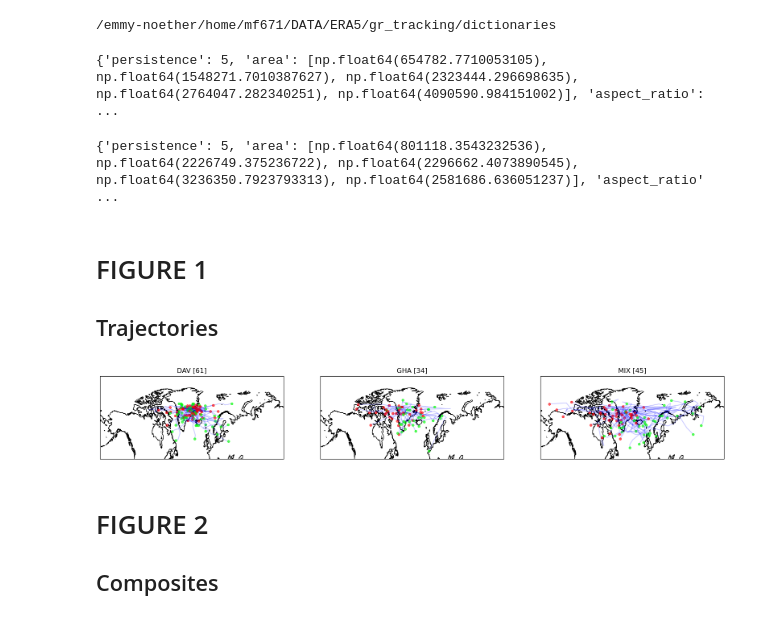
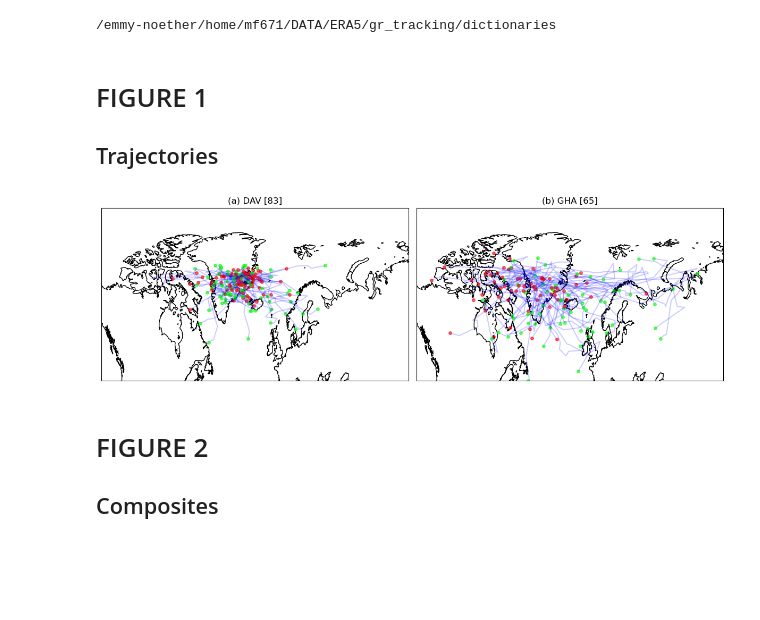
Before and after one commit to michele-filippucci/greenland_blocking, a Jupyter notebook: article_plots_2.0/Part1.ipynb, the cells around one changed output. Saved outputs shown, nothing was run; the diff lists cells and outputs as text; code cells hidden in the pictures; blank space fills up the shorter version.

```diff
--- a/article_plots_2.0/Part1.ipynb
+++ b/article_plots_2.0/Part1.ipynb
@@ -32,8 +40,8 @@ mask = np.zeros((len(latitudes), len(longitudes)))
 
 # Define the rectangular bounding box around Greenland (60°–80°N, 20°–80°W)
 lat_min, lat_max = 60, 80
-lon_min, lon_max = -50, -20
-plon = (lon_max + lon_min)/2
+lon_min, lon_max = -70, -20
+plon = -35#(lon_max + lon_min)/2
 plat = (lat_max + lat_min)/2
 
 # Assign 1 to grid points within the bounding box
@@ -79,26 +88,15 @@ ds_filt_MIX = xr.open_dataset('ERA5_northem_2.5x2.5_zg_MIX_tracked_daily_1940-20
 %cd /emmy-noether/home/mf671/DATA/ERA5/gr_tracking/dictionaries/
 dic_for_filtering_DAV = np.load('ERA5_northem_2.5x2.5_zg_DAV_tracked_daily_1940-2023_DIC.npy',allow_pickle=True) #original
 dic_for_filtering_GHA = np.load('ERA5_northem_2.5x2.5_zg_GHA_tracked_daily_1940-2023_DIC.npy',allow_pickle=True) #original
-dic_for_filtering_MIX = np.load('ERA5_northem_2.5x2.5_zg_MIX_tracked_daily_1940-2023_DIC.npy',allow_pickle=True) #original
-dics =(dic_for_filtering_DAV,dic_for_filtering_GHA,dic_for_filtering_MIX)
+dics =(dic_for_filtering_DAV,dic_for_filtering_GHA)
 # %% [output]
 /emmy-noether/home/mf671/DATA/ERA5/gr_tracking/dictionaries
-# %%
-print(dics[0][192])
-# %% [output]
-{'persistence': 5, 'area': [np.float64(654782.7710053105), np.float64(1548271.7010387627), np.float64(2323444.296698635), np.float64(2764047.282340251), np.float64(4090590.984151002)], 'aspect_ratio': ...
-# %%
-print(dics[0][155])
-# %% [output]
-{'persistence': 5, 'area': [np.float64(801118.3543232536), np.float64(2226749.375236722), np.float64(2296662.4073890545), np.float64(3236350.7923793313), np.float64(2581686.636051237)], 'aspect_ratio' ...
 # %%
 GHA_filt = ds_filt_GHA['GHA_tracked']
 DAV_filt = ds_filt_DAV['DAV_tracked']
-MIX_filt = ds_filt_MIX['MIX_tracked']
 np_array_GHA = GHA_filt.values
 np_array_DAV = DAV_filt.values
-np_array_MIX = MIX_filt.values
-np_arrays = (np_array_DAV,np_array_GHA,np_array_MIX)
+np_arrays = (np_array_DAV,np_array_GHA)
 times = ds_filt_DAV['time']
 lons = ds_filt_DAV['lon']
 lats = ds_filt_DAV['lat']
@@ -111,9 +109,9 @@ months = ['06','07','08']
 # %%
 #create a list of labels for each IBI
 #element 0 is DAV, 1 is GHA, 2 is MIX
-labels = [[],[],[]]
-timings = [[],[],[]]
-min_pers = (3,4,4)
+labels = [[],[]]
+timings = [[],[]]
+min_pers = (3,3,3)
 for t,time in tqdm(enumerate(times)):
     month = str(time.values)[5:7]
     if t > len(times.values)-5:
@@ -131,28 +129,33 @@ for t,time in tqdm(enumerate(times)):
 # %%
 '''
 TRAJECTORY PLOT
 '''
-fig, axarr = plt.subplots(nrows=1, ncols=3, figsize=(20, 6), subplot_kw={'projection': ccrs.PlateCarree()})
+fig, axarr = plt.subplots(nrows=1, ncols=2, figsize=(12, 4), subplot_kw={'projection': ccrs.PlateCarree()})
 lon = ds_filt_DAV['lon']
 lat = ds_filt_DAV['lat']
-titles = ['DAV [' + str(len(labels[0])) + ']','GHA [' + str(len(labels[1])) + ']','MIX [' + str(len(labels[2])) + ']']
+titles = ['(a) DAV [' + str(len(labels[0])) + ']','(b) GHA [' + str(len(labels[1])) + ']']
 datacrs = ccrs.PlateCarree()
-extent =[-180,+120,45,90]
+extent =[-140,+100,45,90]
+#extent =[-180,+180,45,90]
 
-for j in range(3):
+for j in range(2):
     axarr[j].set_extent(extent, datacrs)
     axarr[j].coastlines()
     axarr[j].set_aspect(3)
     axarr[j].set_title(titles[j])
     for l,label in enumerate(labels[j]):
         #print(label)
         cm = axarr[j].plot(dics[j][label]['track'][1],dics[j][label]['track'][0],color='blue',alpha=0.2,transform=datacrs)
         #plot the ending center of mass position
         end = axarr[j].plot(dics[j][label]['track'][1][-1],dics[j][label]['track'][0][-1],'o', markersize=4,color='r',alpha=0.6,transform=datacrs)
         #plot the starting center of mass position
         start = axarr[j].plot(dics[j][label]['track'][1][0],dics[j][label]['track'][0][0],'o', markersize=4,color='lime',alpha=0.6,transform=datacrs)
+        #text = axarr[j].text(dics[j][label]['track'][1][0],dics[j][label]['track'][0][0],str(label),transform=datacrs)
+
+plt.tight_layout()
+plt.savefig('/emmy-noether/home/mf671/github/greenland_blocking/PLOTS/Figure1.pdf')
 # %% [output]
-[figure, old version]
+[figure, new version]
 # %% [markdown]
 # FIGURE 2
 
```
Also changed, not shown: parts of 36 cells of this notebook, 18 other files.
